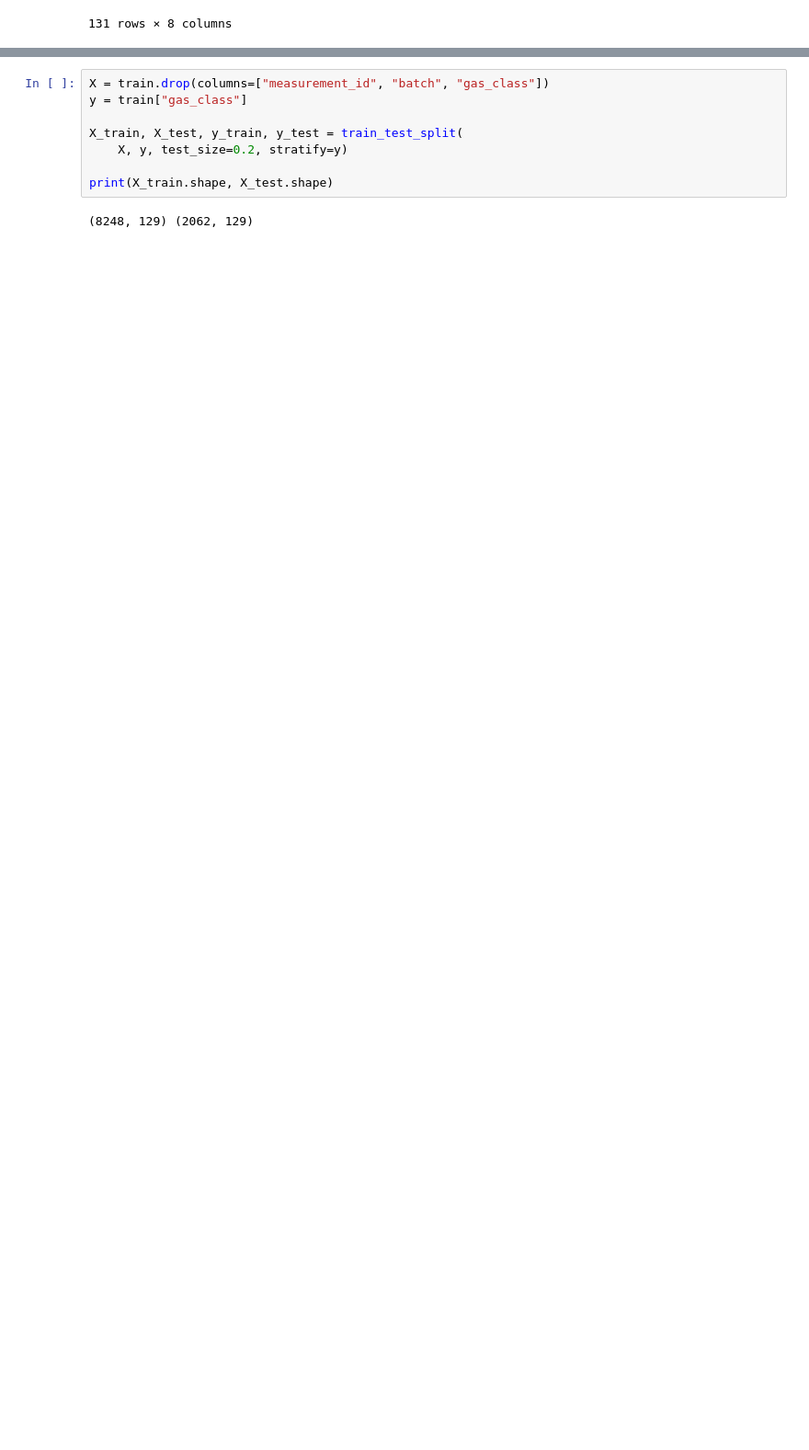
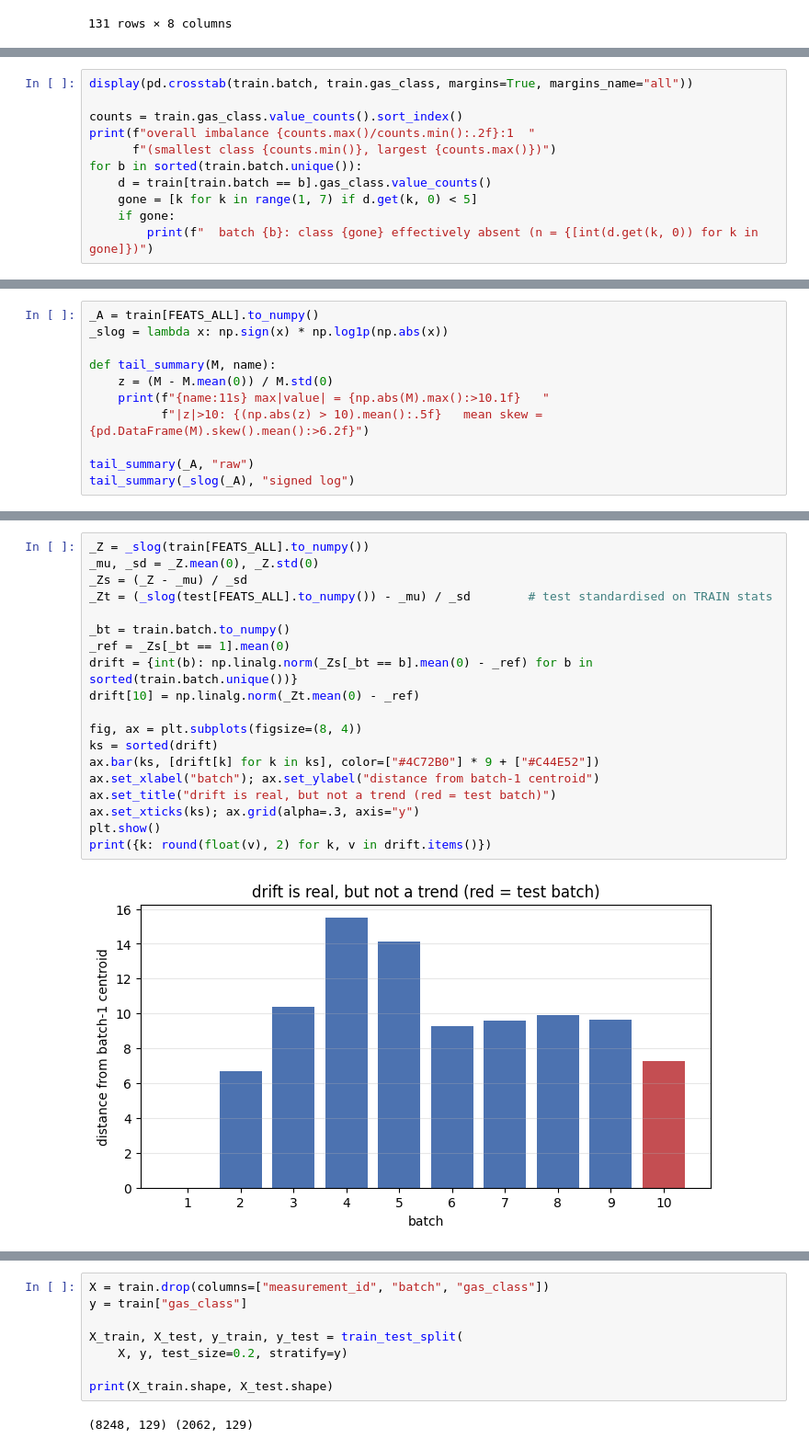
Before and after one commit to swang737/seanwang-margzhao-submission-iud26, a Jupyter notebook: notebook/submissionnotebook.ipynb, the cells around one changed output, grey strips where cells are left out. Shown at 92% size. Saved outputs shown, nothing was run; the diff lists cells and outputs as text; blank space fills up the shorter version.

```diff
--- a/notebook/submissionnotebook.ipynb
+++ b/notebook/submissionnotebook.ipynb
@@ -56,0 +94,11 @@ We decided not to have a validation set as theoretically we probably don't mind
+# %%
+display(pd.crosstab(train.batch, train.gas_class, margins=True, margins_name="all"))
+
+counts = train.gas_class.value_counts().sort_index()
+print(f"overall imbalance {counts.max()/counts.min():.2f}:1  "
+      f"(smallest class {counts.min()}, largest {counts.max()})")
+for b in sorted(train.batch.unique()):
+    d = train[train.batch == b].gas_class.value_counts()
+    gone = [k for k in range(1, 7) if d.get(k, 0) < 5]
+    if gone:
+        print(f"  batch {b}: class {gone} effectively absent (n = {[int(d.get(k, 0)) for k in gone]})")
@@ -56,0 +143,11 @@ We decided not to have a validation set as theoretically we probably don't mind
+# %%
+_A = train[FEATS_ALL].to_numpy()
+_slog = lambda x: np.sign(x) * np.log1p(np.abs(x))
+
+def tail_summary(M, name):
+    z = (M - M.mean(0)) / M.std(0)
+    print(f"{name:11s} max|value| = {np.abs(M).max():>10.1f}   "
+          f"|z|>10: {(np.abs(z) > 10).mean():.5f}   mean skew = {pd.DataFrame(M).skew().mean():>6.2f}")
+
+tail_summary(_A, "raw")
+tail_summary(_slog(_A), "signed log")
@@ -56,0 +175,21 @@ We decided not to have a validation set as theoretically we probably don't mind
+# %%
+_Z = _slog(train[FEATS_ALL].to_numpy())
+_mu, _sd = _Z.mean(0), _Z.std(0)
+_Zs = (_Z - _mu) / _sd
+_Zt = (_slog(test[FEATS_ALL].to_numpy()) - _mu) / _sd        # test standardised on TRAIN stats
+
+_bt = train.batch.to_numpy()
+_ref = _Zs[_bt == 1].mean(0)
+drift = {int(b): np.linalg.norm(_Zs[_bt == b].mean(0) - _ref) for b in sorted(train.batch.unique())}
+drift[10] = np.linalg.norm(_Zt.mean(0) - _ref)
+
+fig, ax = plt.subplots(figsize=(8, 4))
+ks = sorted(drift)
+ax.bar(ks, [drift[k] for k in ks], color=["#4C72B0"] * 9 + ["#C44E52"])
+ax.set_xlabel("batch"); ax.set_ylabel("distance from batch-1 centroid")
+ax.set_title("drift is real, but not a trend (red = test batch)")
+ax.set_xticks(ks); ax.grid(alpha=.3, axis="y")
+plt.show()
+print({k: round(float(v), 2) for k, v in drift.items()})
+# %% [output]
+[figure, added]
```
Also changed, not shown: parts of 81 cells of this notebook.
